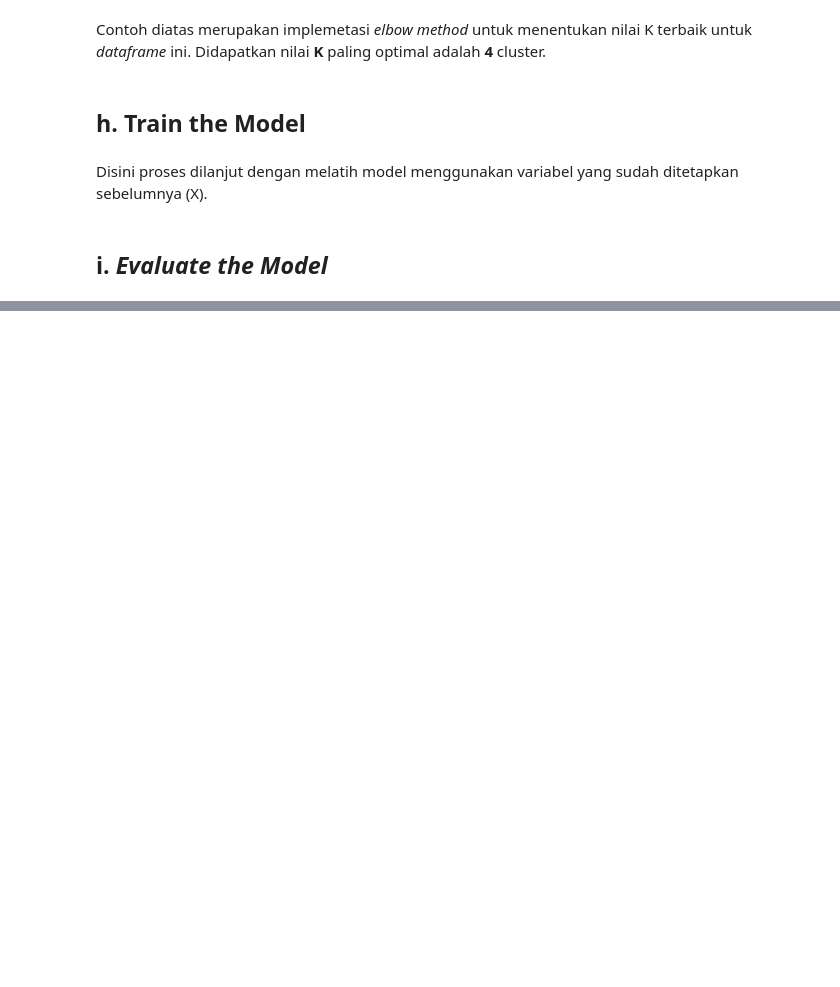
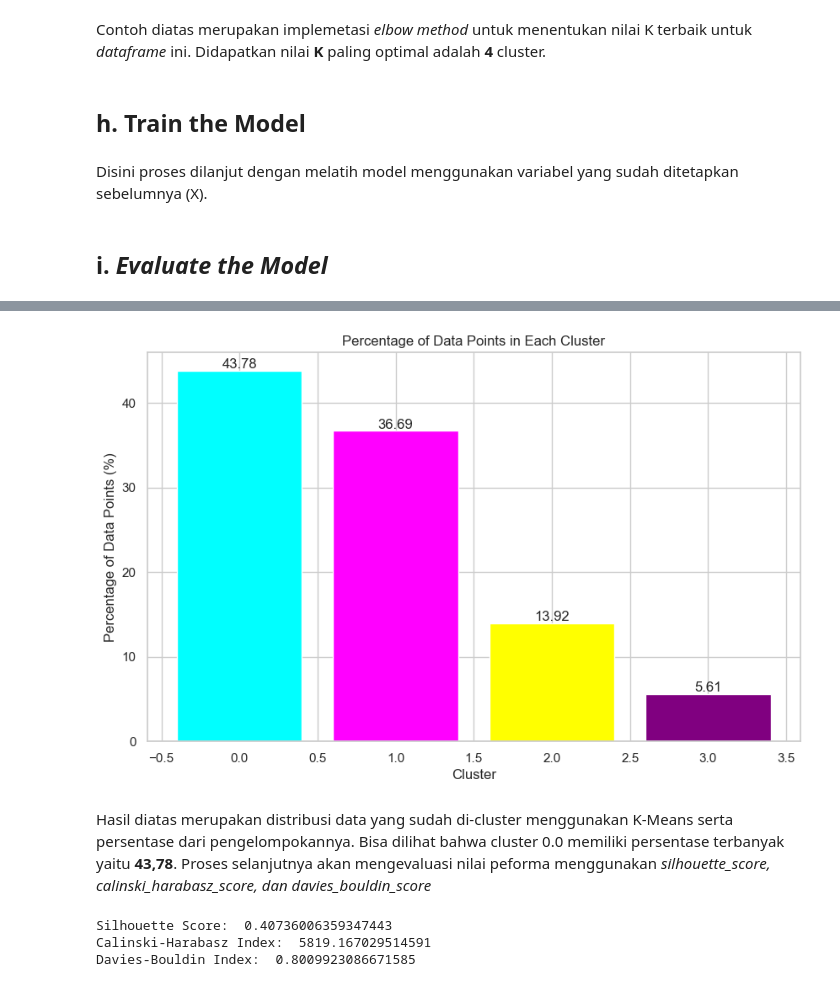
Before and after one commit to vincenta1206519/Hacktiv8_FinalProject, a Jupyter notebook: Final Project 4/PYTN_KampusMerdeka_fp4_Kelompok9.ipynb, the cells around one changed output, grey strips where cells are left out. Saved outputs shown, nothing was run; the diff lists cells and outputs as text; code cells hidden in the pictures; blank space fills up the shorter version.

```diff
--- a/Final Project 4/PYTN_KampusMerdeka_fp4_Kelompok9.ipynb
+++ b/Final Project 4/PYTN_KampusMerdeka_fp4_Kelompok9.ipynb
@@ -373,0 +568,50 @@ print("The average silhouette_score is :", silhouette_avg)
+# %%
+# Calculate cluster counts and percentages
+cluster_counts = X_pca_df['Cluster'].value_counts().sort_index()
+total_points = len(X_pca_df)
+cluster_percentages = (cluster_counts / total_points) * 100
+
+# Different colors for each bar
+bar_colors = ['cyan', 'magenta', 'yellow', 'purple']
+
+# Ensure there are enough colors for the number of clusters
+bar_colors = bar_colors[:len(cluster_counts)]
+
+# Create a bar plot for cluster percentages
+plt.figure(figsize=(10, 6))
+bars = plt.bar(cluster_counts.index, cluster_percentages, color=bar_colors)
+
+# Add the actual count values on the bars
+for bar in bars:
+    yval = bar.get_height()
+    plt.text(bar.get_x() + bar.get_width()/2, yval, round(yval, 2), va='bottom', ha='center')
+
+# Label the axes
+plt.xlabel('Cluster')
+plt.ylabel('Percentage of Data Points (%)')
+
+# Optional: Add a title
+plt.title('Percentage of Data Points in Each Cluster')
+
+# Show the plot
+plt.show()
+# %% [output]
+[figure, added]
+# %% [markdown]
+Hasil diatas merupakan distribusi data yang sudah di-cluster menggunakan K-Means serta persentase dari pengelompokannya. Bisa dilihat bahwa cluster 0.0 memiliki persentase terbanyak yaitu **43,78**. Proses selanjutnya akan mengevaluasi nilai peforma menggunakan *silhouette_score, calinski_harabasz_score, dan davies_bouldin_score*
+# %%
+# Silhouette Score
+silhouette_avg = silhouette_score(X_pca, cluster_assignments)
+print("Silhouette Score: ", silhouette_avg)
+
+# Calinski-Harabasz Index
+calinski_harabasz = calinski_harabasz_score(X_pca, cluster_assignments)
+print("Calinski-Harabasz Index: ", calinski_harabasz)
+
+# Davies-Bouldin Index
+davies_bouldin = davies_bouldin_score(X_pca, cluster_assignments)
+print("Davies-Bouldin Index: ", davies_bouldin)
+# %% [output]
+Silhouette Score:  0.40736006359347443
+Calinski-Harabasz Index:  5819.167029514591
+Davies-Bouldin Index:  0.8009923086671585
```
Also changed, not shown: parts of 43 cells of this notebook, 3 other files.
